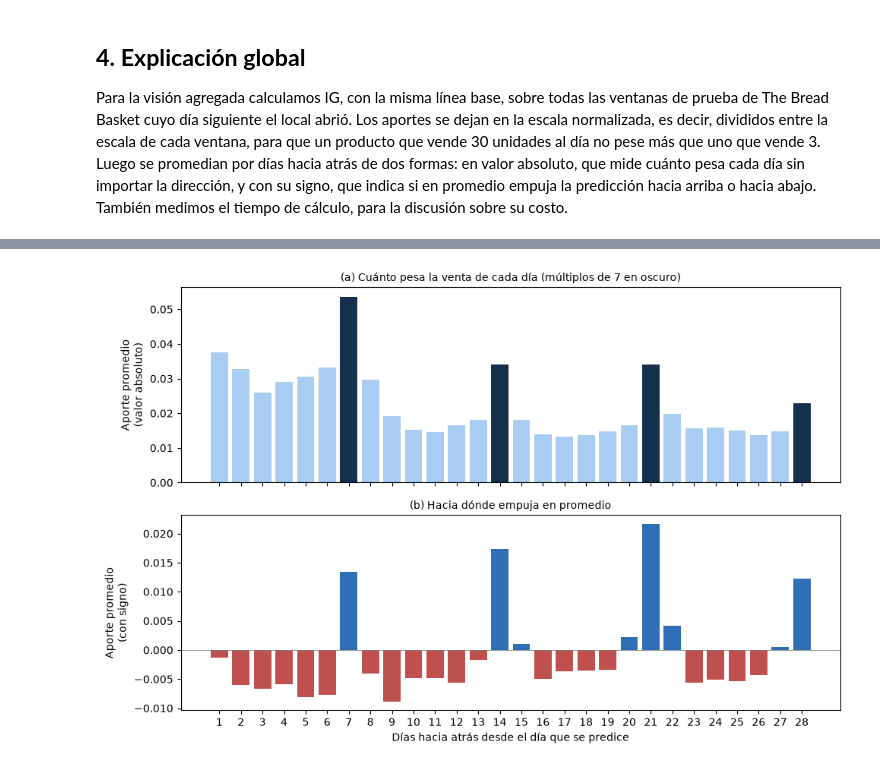
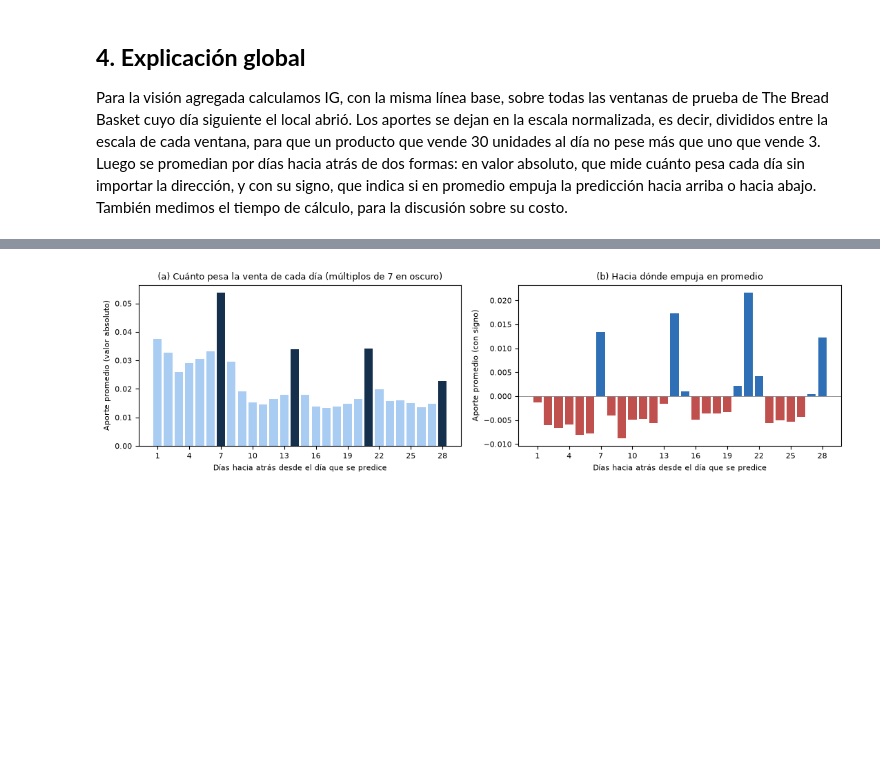
Before and after one commit to Bamo0507/Restocker, a Jupyter notebook: forecasting/explainableAi/explicabilidad.ipynb, the cells around one changed output, grey strips where cells are left out. Saved outputs shown, nothing was run; the diff lists cells and outputs as text; code cells hidden in the pictures; blank space fills up the shorter version.

```diff
--- a/forecasting/explainableAi/explicabilidad.ipynb
+++ b/forecasting/explainableAi/explicabilidad.ipynb
@@ -288,19 +302,22 @@ Delta de completitud (escala normalizada): mediana 0.0013 | máximo 0.0492
 | 7 | 0.0537 | 0.0134 |
 | 8 | 0.0296 | -0.0041 |
 # %%
-fig, (ax1, ax2) = plt.subplots(2, 1, figsize=(10, 6.5), sharex=True)
+# Paneles lado a lado para que la figura ocupe poca altura en el informe.
+fig, (ax1, ax2) = plt.subplots(1, 2, figsize=(11, 3.2))
 colors = ["#14304d" if d % 7 == 0 else "#a9ccf2" for d in by_day.index]
 ax1.bar(by_day.index, by_day["valor absoluto"], color=colors)
-ax1.set_ylabel("Aporte promedio\n(valor absoluto)")
-ax1.set_title("(a) Cuánto pesa la venta de cada día (múltiplos de 7 en oscuro)", fontsize=10)
+ax1.set_ylabel("Aporte promedio (valor absoluto)", fontsize=8)
+ax1.set_title("(a) Cuánto pesa la venta de cada día (múltiplos de 7 en oscuro)", fontsize=9)
 ax2.bar(by_day.index, by_day["con signo"], color=["#2f6fb5" if v >= 0 else "#c0504d" for v in by_day["con signo"]])
 ax2.axhline(0, color="gray", linewidth=0.6)
-ax2.set_ylabel("Aporte promedio\n(con signo)")
-ax2.set_title("(b) Hacia dónde empuja en promedio", fontsize=10)
-ax2.set_xticks(range(1, 29))
-ax2.set_xlabel("Días hacia atrás desde el día que se predice")
+ax2.set_ylabel("Aporte promedio (con signo)", fontsize=8)
+ax2.set_title("(b) Hacia dónde empuja en promedio", fontsize=9)
+for ax in (ax1, ax2):
+    ax.set_xticks(range(1, 29, 3))
+    ax.tick_params(labelsize=8)
+    ax.set_xlabel("Días hacia atrás desde el día que se predice", fontsize=8)
 fig.tight_layout()
 fig.savefig(FIGURES / "explicacion_global.png", dpi=200, facecolor="white")
 plt.show()
 # %% [output]
-[figure, old version]
+[figure, new version]
```
Also changed, not shown: parts of 2 cells of this notebook, 2 other files.
